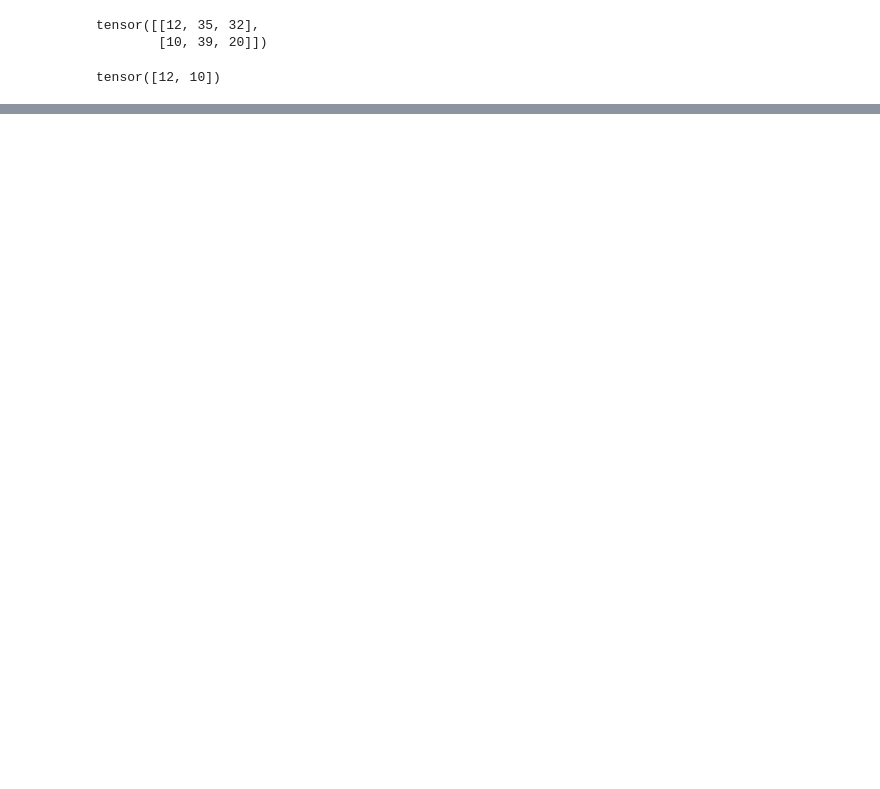
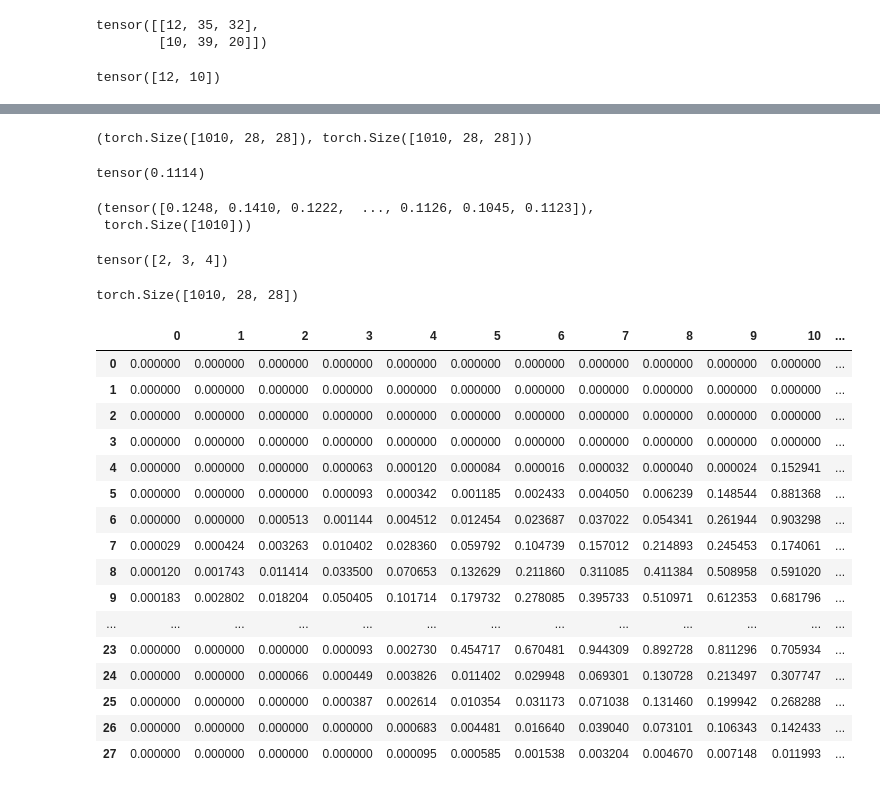
Before and after one commit to 2naff/fastai, a Jupyter notebook: Lesson4.ipynb, the cells around one changed output, grey strips where cells are left out. Cells and saved outputs as stored; diff of their text form; code cells hidden in the pictures; blank space fills up the shorter version.

```diff
--- a/Lesson4.ipynb
+++ b/Lesson4.ipynb
@@ -180,0 +193,74 @@ tensor([12, 10])
+# %%
+# MNIST 에는 검증용 데이터셋이 따로 분류되어있다. Path('/root/.fastai/data/mnist_sample/valid')
+
+valid_3_tens = torch.stack([tensor(Image.open(o))
+                            for o in (path/'valid'/'3').ls()])
+valid_3_tens = valid_3_tens.float()/255
+
+valid_7_tens = torch.stack([tensor(Image.open(o))
+                            for o in (path/'valid'/'7').ls()])
+valid_7_tens = valid_3_tens.float()/255
+
+valid_3_tens.shape, valid_7_tens.shape
+
+# (torch.Size([1010, 28, 28]), torch.Size([1010, 28, 28]))
+# %% [output]
+(torch.Size([1010, 28, 28]), torch.Size([1010, 28, 28]))
+# %%
+# 평균절대오차를 계산하는 함수
+
+def mnist_distance(a,b) : return (a-b).abs().mean((-1, -2)) # 왜 평균에 인자를 넣어주면 브로드캐스팅이 되는가?
+mnist_distance(a_3, mean3)
+# %% [output]
+tensor(0.1114)
+# %%
+valid_3_dist = mnist_distance(valid_3_tens, mean3) # 검증용 데이터와 3의 평균이미지와의 오차를 구해 계산
+valid_3_dist, valid_3_dist.shape
+
+# len(valid_3_dist) == 1010
+
+# 여기서 valid_3_tens는 rank-3에 해당되는데 mean3 는 rank-2의 테이블 형식이다.
+# mnist_distance에서 텐서 간의 격차인 (a-b)에서 broadcasting이 일어난 걸 알 수 있다.
+# %% [output]
+(tensor([0.1248, 0.1410, 0.1222,  ..., 0.1126, 0.1045, 0.1123]),
+ torch.Size([1010]))
+# %%
+# 브로드캐스팅이란?
+
+# numpy에서는 차원과 비슷한 개념인데 3차원과 2차원이 연산이 될 때 자동으로 2차원이 3차원으로 변형되면서 연산이 가능해지도록 해주는
+# 한 마디로 자동차원(rank)변환
+
+tensor([1,2,3]) + tensor(1) # rank-2의 테이블과 rank-1의 텐서에서 텐서가 자동으로 테이블로 조정되어 연산이 실행되었다.
+# %% [output]
+tensor([2, 3, 4])
+# %%
+# mean3가 1010개 추가된 것처럼 보이지민 실제로 메모리가 할당되진 않는다.
+(valid_3_tens - mean3).shape
+# %% [output]
+torch.Size([1010, 28, 28])
+# %%
+# mean()은 그 픽셀별 뺀 값의 평균을 구해준다.
+
+def abso(a,b) : return (a-b).abs()
+
+image1 = abso(valid_3_tens[10], mean7)
+df = pd.DataFrame(image1)
+df.style.set_properties(**{'font-size' : '6pt'}).background_gradient('Greys')
+# %% [output]
+|  | 0 | 1 | 2 | 3 | 4 | 5 | 6 | 7 | 8 | 9 | 10 | ... |
+| 0 | 0.000000 | 0.000000 | 0.000000 | 0.000000 | 0.000000 | 0.000000 | 0.000000 | 0.000000 | 0.000000 | 0.000000 | 0.000000 | ... |
+| 1 | 0.000000 | 0.000000 | 0.000000 | 0.000000 | 0.000000 | 0.000000 | 0.000000 | 0.000000 | 0.000000 | 0.000000 | 0.000000 | ... |
+| 2 | 0.000000 | 0.000000 | 0.000000 | 0.000000 | 0.000000 | 0.000000 | 0.000000 | 0.000000 | 0.000000 | 0.000000 | 0.000000 | ... |
+| 3 | 0.000000 | 0.000000 | 0.000000 | 0.000000 | 0.000000 | 0.000000 | 0.000000 | 0.000000 | 0.000000 | 0.000000 | 0.000000 | ... |
+| 4 | 0.000000 | 0.000000 | 0.000000 | 0.000063 | 0.000120 | 0.000084 | 0.000016 | 0.000032 | 0.000040 | 0.000024 | 0.152941 | ... |
+| 5 | 0.000000 | 0.000000 | 0.000000 | 0.000093 | 0.000342 | 0.001185 | 0.002433 | 0.004050 | 0.006239 | 0.148544 | 0.881368 | ... |
+| 6 | 0.000000 | 0.000000 | 0.000513 | 0.001144 | 0.004512 | 0.012454 | 0.023687 | 0.037022 | 0.054341 | 0.261944 | 0.903298 | ... |
+| 7 | 0.000029 | 0.000424 | 0.003263 | 0.010402 | 0.028360 | 0.059792 | 0.104739 | 0.157012 | 0.214893 | 0.245453 | 0.174061 | ... |
+| 8 | 0.000120 | 0.001743 | 0.011414 | 0.033500 | 0.070653 | 0.132629 | 0.211860 | 0.311085 | 0.411384 | 0.508958 | 0.591020 | ... |
+| 9 | 0.000183 | 0.002802 | 0.018204 | 0.050405 | 0.101714 | 0.179732 | 0.278085 | 0.395733 | 0.510971 | 0.612353 | 0.681796 | ... |
+| ... | ... | ... | ... | ... | ... | ... | ... | ... | ... | ... | ... | ... |
+| 23 | 0.000000 | 0.000000 | 0.000000 | 0.000093 | 0.002730 | 0.454717 | 0.670481 | 0.944309 | 0.892728 | 0.811296 | 0.705934 | ... |
+| 24 | 0.000000 | 0.000000 | 0.000066 | 0.000449 | 0.003826 | 0.011402 | 0.029948 | 0.069301 | 0.130728 | 0.213497 | 0.307747 | ... |
+| 25 | 0.000000 | 0.000000 | 0.000000 | 0.000387 | 0.002614 | 0.010354 | 0.031173 | 0.071038 | 0.131460 | 0.199942 | 0.268288 | ... |
+| 26 | 0.000000 | 0.000000 | 0.000000 | 0.000000 | 0.000683 | 0.004481 | 0.016640 | 0.039040 | 0.073101 | 0.106343 | 0.142433 | ... |
+| 27 | 0.000000 | 0.000000 | 0.000000 | 0.000000 | 0.000095 | 0.000585 | 0.001538 | 0.003204 | 0.004670 | 0.007148 | 0.011993 | ... |
```
Also changed, not shown: parts of 15 cells of this notebook.
